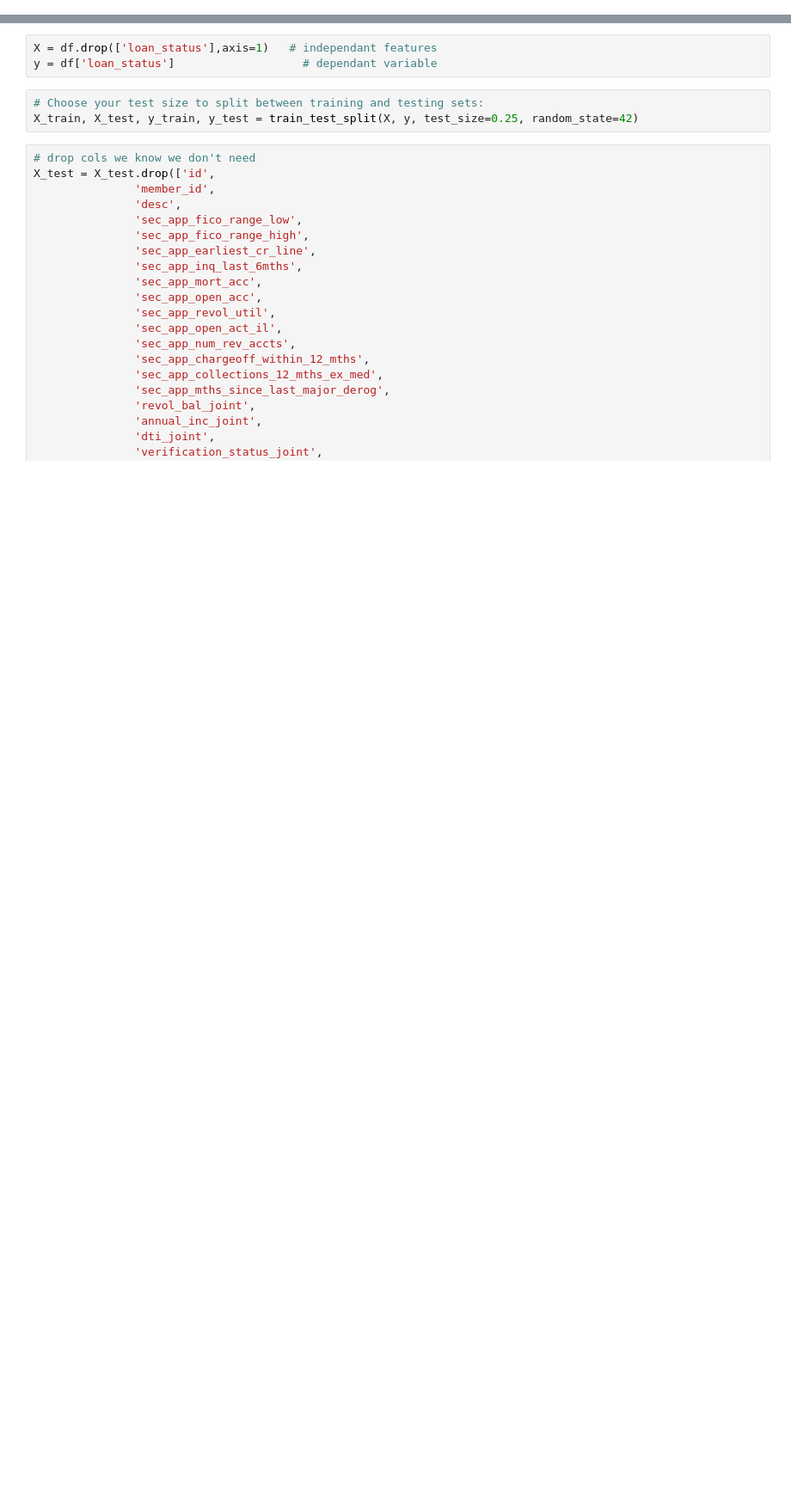
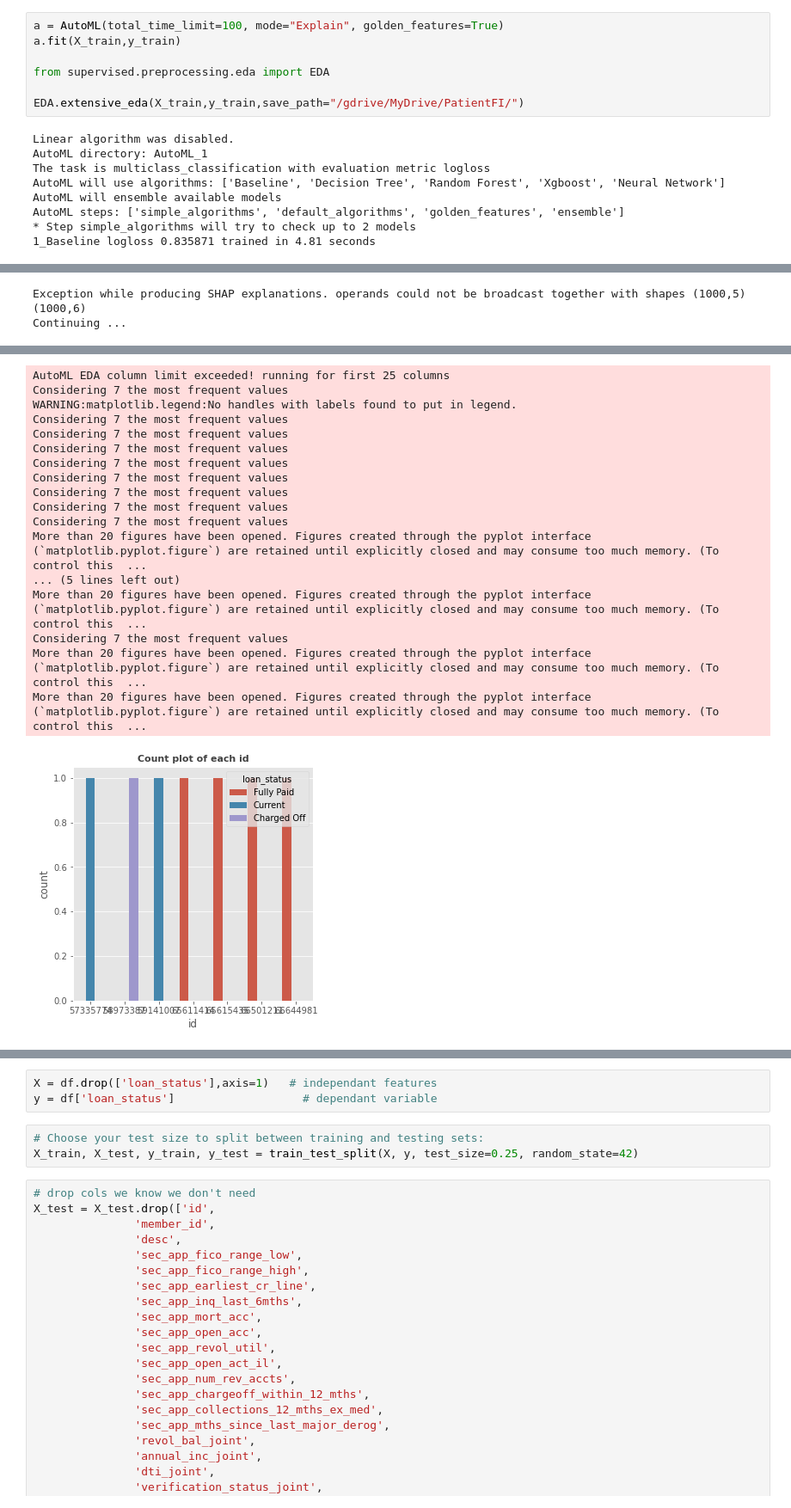
Before and after one commit to khammerberg53/xgboost-loan-default-prediction, a Jupyter notebook: patientfi_pipeline.ipynb, the cells around one changed output, grey strips where cells are left out. Shown at 86% size. Saved outputs shown, nothing was run; the diff lists cells and outputs as text; blank space fills up the shorter version.

```diff
--- a/patientfi_pipeline.ipynb
+++ b/patientfi_pipeline.ipynb
@@ -16,0 +42,16 @@ df = pd.read_csv('/gdrive/MyDrive/PatientFI/data.csv')
+# %%
+a = AutoML(total_time_limit=100, mode="Explain", golden_features=True)
+a.fit(X_train,y_train)
+
+from supervised.preprocessing.eda import EDA
+
+EDA.extensive_eda(X_train,y_train,save_path="/gdrive/MyDrive/PatientFI/")
+# %% [output]
+Linear algorithm was disabled.
+AutoML directory: AutoML_1
+The task is multiclass_classification with evaluation metric logloss
+AutoML will use algorithms: ['Baseline', 'Decision Tree', 'Random Forest', 'Xgboost', 'Neural Network']
+AutoML will ensemble available models
+AutoML steps: ['simple_algorithms', 'default_algorithms', 'golden_features', 'ensemble']
+* Step simple_algorithms will try to check up to 2 models
+1_Baseline logloss 0.835871 trained in 4.81 seconds
@@ -16,0 +59,2 @@ df = pd.read_csv('/gdrive/MyDrive/PatientFI/data.csv')
+Exception while producing SHAP explanations. operands could not be broadcast together with shapes (1000,5) (1000,6)
+Continuing ...
@@ -16,0 +84,18 @@ df = pd.read_csv('/gdrive/MyDrive/PatientFI/data.csv')
+AutoML EDA column limit exceeded! running for first 25 columns
+Considering 7 the most frequent values
+WARNING:matplotlib.legend:No handles with labels found to put in legend.
+Considering 7 the most frequent values
+Considering 7 the most frequent values
+Considering 7 the most frequent values
+Considering 7 the most frequent values
+Considering 7 the most frequent values
+Considering 7 the most frequent values
+Considering 7 the most frequent values
+Considering 7 the most frequent values
+More than 20 figures have been opened. Figures created through the pyplot interface (`matplotlib.pyplot.figure`) are retained until explicitly closed and may consume too much memory. (To control this  ...
+... (5 lines left out)
+More than 20 figures have been opened. Figures created through the pyplot interface (`matplotlib.pyplot.figure`) are retained until explicitly closed and may consume too much memory. (To control this  ...
+Considering 7 the most frequent values
+More than 20 figures have been opened. Figures created through the pyplot interface (`matplotlib.pyplot.figure`) are retained until explicitly closed and may consume too much memory. (To control this  ...
+More than 20 figures have been opened. Figures created through the pyplot interface (`matplotlib.pyplot.figure`) are retained until explicitly closed and may consume too much memory. (To control this  ...
+[figure, added]
```
Also changed, not shown: parts of 19 cells of this notebook.
